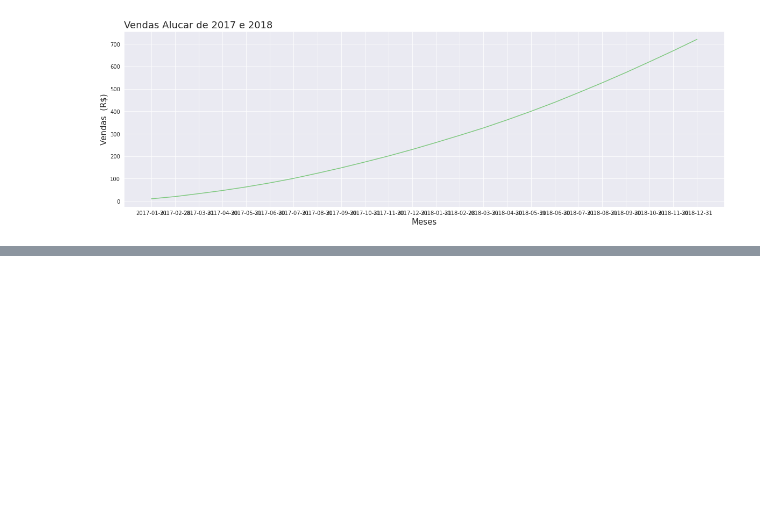
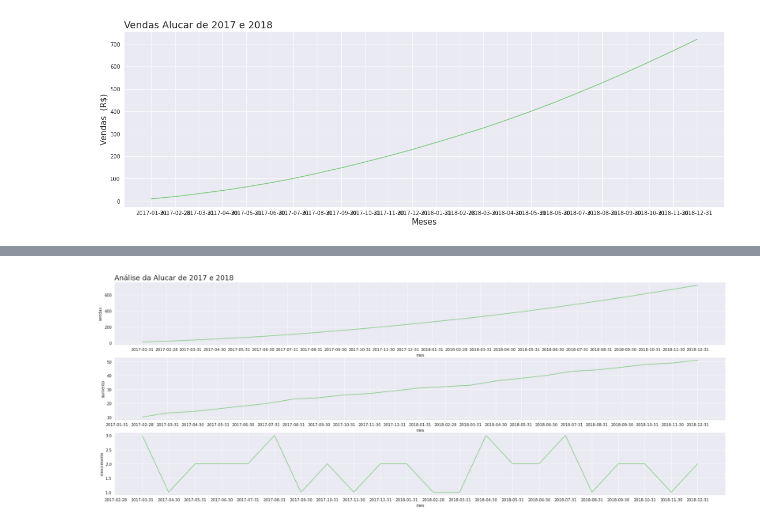
Before and after one commit to King-Bowie/TimeSeries, a Jupyter notebook: TimeSeries.ipynb, the cells around one changed output, grey strips where cells are left out. Cells and saved outputs as stored; diff of their text form; code cells hidden in the pictures; blank space fills up the shorter version.

```diff
--- a/TimeSeries.ipynb
+++ b/TimeSeries.ipynb
@@ -74,0 +113,12 @@ plt.show()
+# %%
+plt.figure(figsize=(28,10))
+ax = plt.subplot(3,1,1)
+ax.set_title("Análise da Alucar de 2017 e 2018", fontsize=18,loc='left')
+ax = sns.lineplot(x='mes', y='vendas', data=alucar)
+plt.subplot(3,1,2)
+sns.lineplot(x='mes', y='aumento',data=alucar)
+plt.subplot(3,1,3)
+sns.lineplot(x='mes', y='crescimento', data=alucar)
+plt.show()
+# %% [output]
+[figure, added]
```
Also changed, not shown: parts of 7 cells of this notebook.
